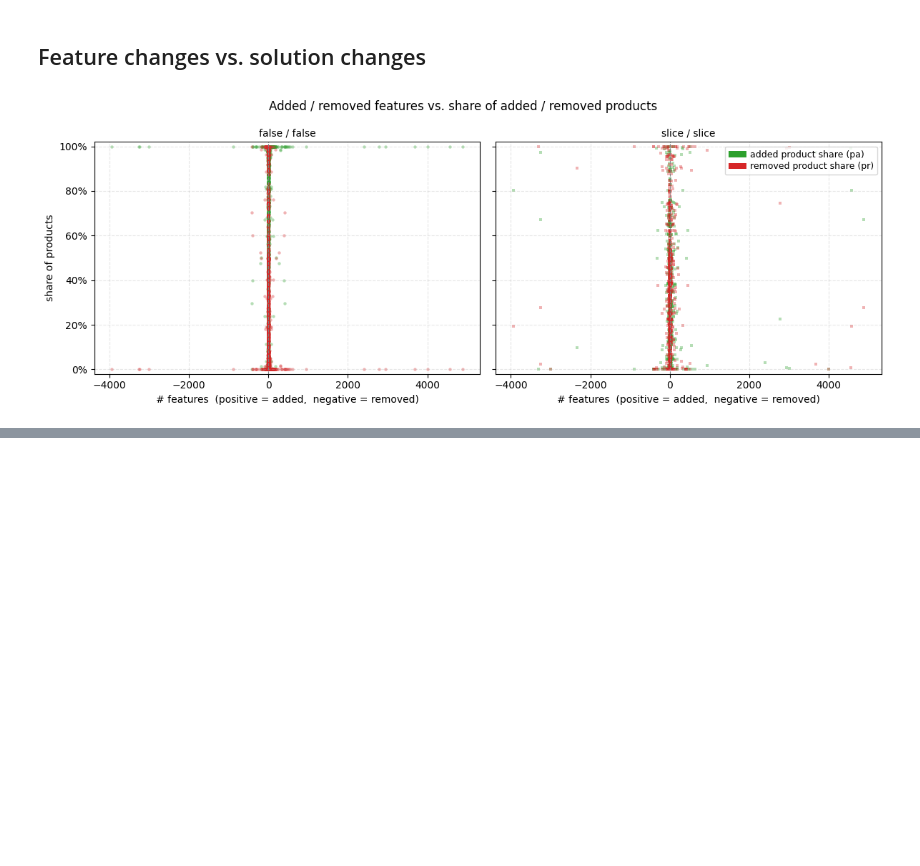
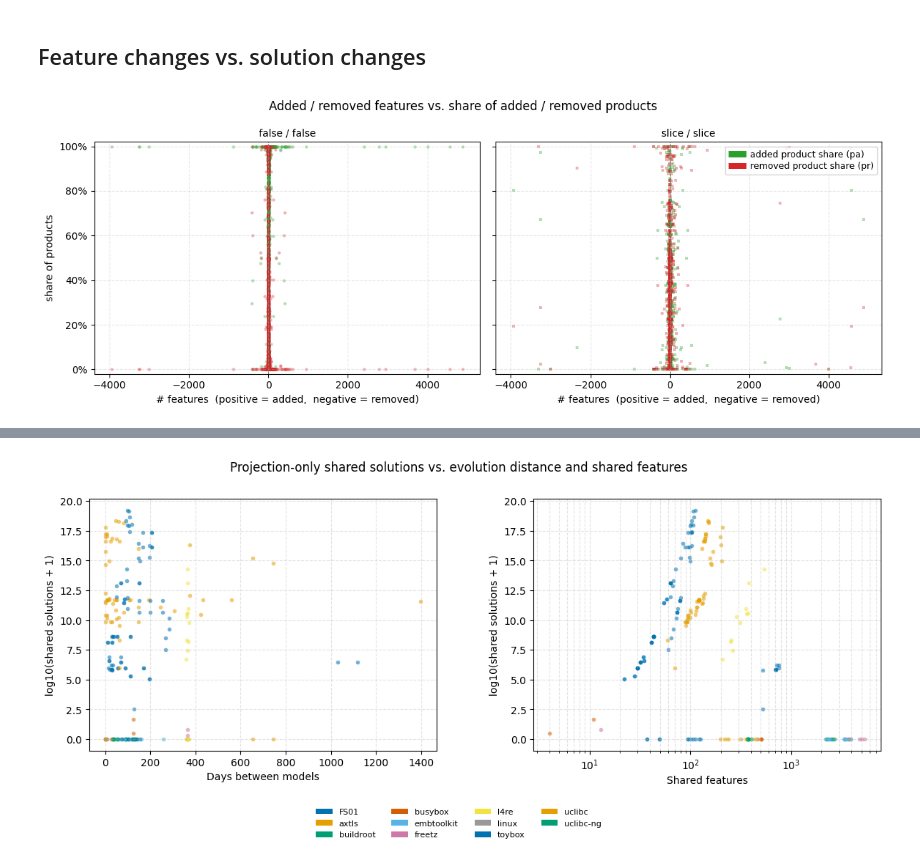
Before and after one commit to ekuiter/torte, a Jupyter notebook: experiments/feature-model-differences/evaluation.ipynb, the cells around one changed output, grey strips where cells are left out. Drawn from its saved outputs; the diff is of its cells as text; code cells hidden in the pictures; blank space fills up the shorter version.

```diff
--- a/experiments/feature-model-differences/evaluation.ipynb
+++ b/experiments/feature-model-differences/evaluation.ipynb
@@ -4630,0 +5030,89 @@ plt.show()
+# %%
+# Projection-only: compare solution overlap to temporal and feature overlap.
+# Reuse the date helpers from the meaningfulness section when available.
+try:
+    _mv_get_date
+    _mv_rev
+except NameError:
+    import re as _re_mv
+    _mv_stats = pd.concat([
+        pd.read_csv(stage_root / 'main/3_read_statistics/output.csv'),
+        pd.read_csv(stage_root / 'commits/3_read_statistics/output.csv'),
+        pd.read_csv(stage_root / 'yearly/3_read_statistics/output.csv'),
+    ], ignore_index=True).drop_duplicates(['system', 'revision'])
+
+    def _mv_rev(formula):
+        m = _re_mv.match(r'\[[\d-]+\](.+?)(?:\[.*?\])?\.model$', str(formula).split('/')[-1])
+        return m.group(1) if m else None
+
+    def _mv_xml_date(formula):
+        m = _re_mv.search(r'(\d{4}-\d{2}-\d{2})\.xml$', str(formula))
+        return m.group(1) if m else None
+
+    _mv_date_lut = (_mv_stats[['system', 'revision', 'committer_date_readable']]
+                    .set_index(['system', 'revision'])['committer_date_readable'].to_dict())
+
+    def _mv_get_date(row, side):
+        base = _re_mv.sub(r'-(commits|yearly)$', '', row['system'])
+        date = _mv_date_lut.get((base, row[f'_{side}_rev']))
+        return date if date is not None else _mv_xml_date(row[f'{side}_formula'])
+
+_proj_common = _cdf_dedup[_cdf_dedup['diff_kind'].astype(str) == 'slice'].copy()
+_proj_common['_left_rev'] = _proj_common['left_formula'].apply(_mv_rev)
+_proj_common['_right_rev'] = _proj_common['right_formula'].apply(_mv_rev)
+_proj_common['_left_time'] = pd.to_datetime(_proj_common.apply(lambda r: _mv_get_date(r, 'left'), axis=1), errors='coerce')
+_proj_common['_right_time'] = pd.to_datetime(_proj_common.apply(lambda r: _mv_get_date(r, 'right'), axis=1), errors='coerce')
+_proj_common['gap_days'] = (_proj_common['_right_time'] - _proj_common['_left_time']).dt.total_seconds() / 86400
+_proj_common['shared_features'] = _proj_common['common_vars']
+_solution_count_col = 'common_solutions_count' if 'common_solutions_count' in _proj_common.columns and _proj_common['common_solutions_count'].notna().any() else 'common_solutions'
+_proj_common['shared_solutions'] = _proj_common[_solution_count_col]
+
+def _solution_count_log10_plus_one(value):
+    if pd.isna(value):
+        return np.nan
+    try:
+        return np.log10(int(str(value)) + 1)
+    except (TypeError, ValueError):
+        return np.nan
+
+if _solution_count_col == 'common_solutions_count':
+    _proj_common['shared_solutions_plot'] = _proj_common['shared_solutions'].apply(_solution_count_log10_plus_one)
+    _shared_solution_ylabel = 'log10(shared solutions + 1)'
+else:
+    _proj_common['shared_solutions_plot'] = pd.to_numeric(_proj_common['shared_solutions'], errors='coerce')
+    _shared_solution_ylabel = 'Shared solution fraction'
+_proj_common = _proj_common.dropna(subset=['shared_solutions_plot', 'shared_features'])
+
+_proj_common_systems = sorted(_proj_common['system'].dropna().unique())
+_proj_common_colors = dict(zip(_proj_common_systems, color_cycle(len(_proj_common_systems))))
+_proj_common_labels = {
+    'FinancialServices01': 'FS01',
+    'automotive2': 'Auto2',
+    'busybox-commits': 'busybox commits',
+    'busybox-yearly': 'busybox yearly',
+    'freetz-ng': 'freetz',
+}
+
+fig, axes = plt.subplots(1, 2, figsize=(12, 5.2))
+for system in _proj_common_systems:
+    s = _proj_common[_proj_common['system'] == system]
+    axes[0].scatter(s['gap_days'], s['shared_solutions_plot'], color=_proj_common_colors[system], s=16, alpha=0.55, linewidths=0, label=_proj_common_labels.get(system, system))
+    axes[1].scatter(s['shared_features'], s['shared_solutions_plot'], color=_proj_common_colors[system], s=16, alpha=0.55, linewidths=0, label=_proj_common_labels.get(system, system))
+
+axes[0].set_xlabel('Days between models')
+axes[0].set_ylabel(_shared_solution_ylabel)
+axes[0].grid(linestyle='--', alpha=0.35)
+
+axes[1].set_xlabel('Shared features')
+axes[1].set_ylabel(_shared_solution_ylabel)
+axes[1].set_xscale('log')
+axes[1].grid(linestyle='--', alpha=0.35, which='both')
+
+fig.suptitle('Projection-only shared solutions vs. evolution distance and shared features', fontsize=12)
+handles = [plt.matplotlib.patches.Patch(facecolor=_proj_common_colors[s], label=_proj_common_labels.get(s, s)) for s in _proj_common_systems]
+fig.legend(handles=handles, loc='lower center', bbox_to_anchor=(0.5, -0.03), ncol=4, fontsize=8, frameon=False)
+fig.subplots_adjust(left=0.08, right=0.98, bottom=0.22, top=0.88, wspace=0.28)
+fig.savefig(paper_image_dir / 'projection-common-solutions-vs-distance-and-features.pdf', bbox_inches='tight')
+plt.show()
+# %% [output]
+[figure, added]
```
Also changed, not shown: parts of 14 cells of this notebook.
